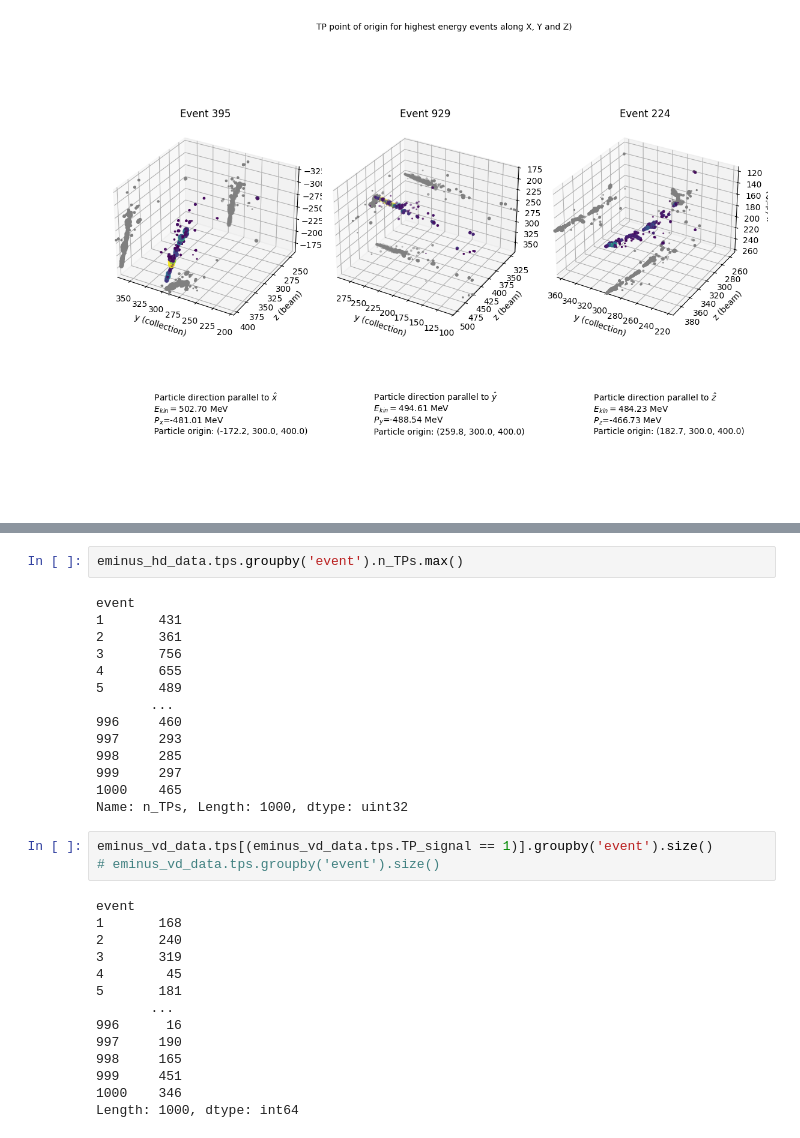
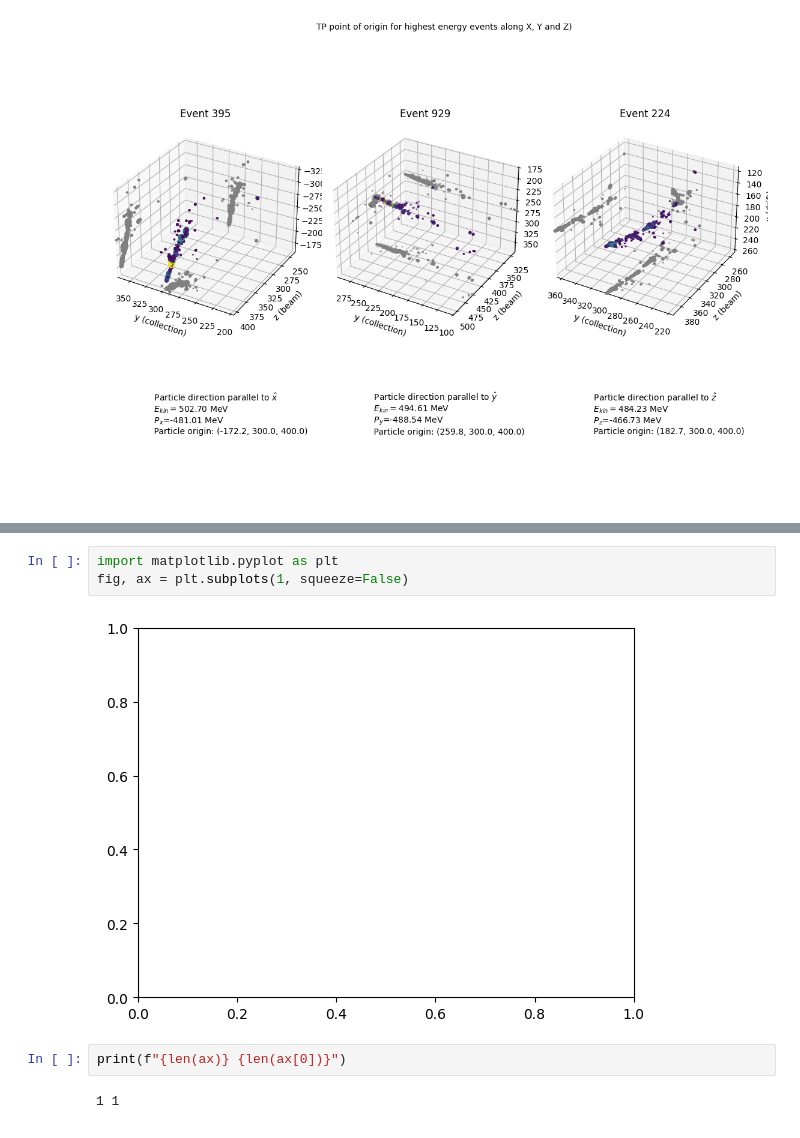
Before and after one commit to alessandrothea/tpvalidator, a Jupyter notebook: notebooks/Playground.ipynb, the cells around one changed output, grey strips where cells are left out. Cells and saved outputs as stored; diff of their text form.

```diff
--- a/notebooks/Playground.ipynb
+++ b/notebooks/Playground.ipynb
@@ -50,33 +32,9 @@ Length: 1000, dtype: int64
-# %%
-eminus_hd_data.tps.groupby('event').n_TPs.max()
-# %% [output]
-event
-1       431
-2       361
-3       756
-4       655
-5       489
-       ...
-996     460
-997     293
-998     285
-999     297
-1000    465
-Name: n_TPs, Length: 1000, dtype: uint32
-# %%
-eminus_vd_data.tps[(eminus_vd_data.tps.TP_signal == 1)].groupby('event').size()
-# eminus_vd_data.tps.groupby('event').size()
-# %% [output]
-event
-1       168
-2       240
-3       319
-4        45
-5       181
-       ...
-996      16
-997     190
-998     165
-999     451
-1000    346
-Length: 1000, dtype: int64
+# %%
+import matplotlib.pyplot as plt
+fig, ax = plt.subplots(1, squeeze=False)
+# %% [output]
+[figure, added]
+# %%
+print(f"{len(ax)} {len(ax[0])}")
+# %% [output]
+1 1
```
Also changed, not shown: parts of 2 cells of this notebook, 4 other files.
